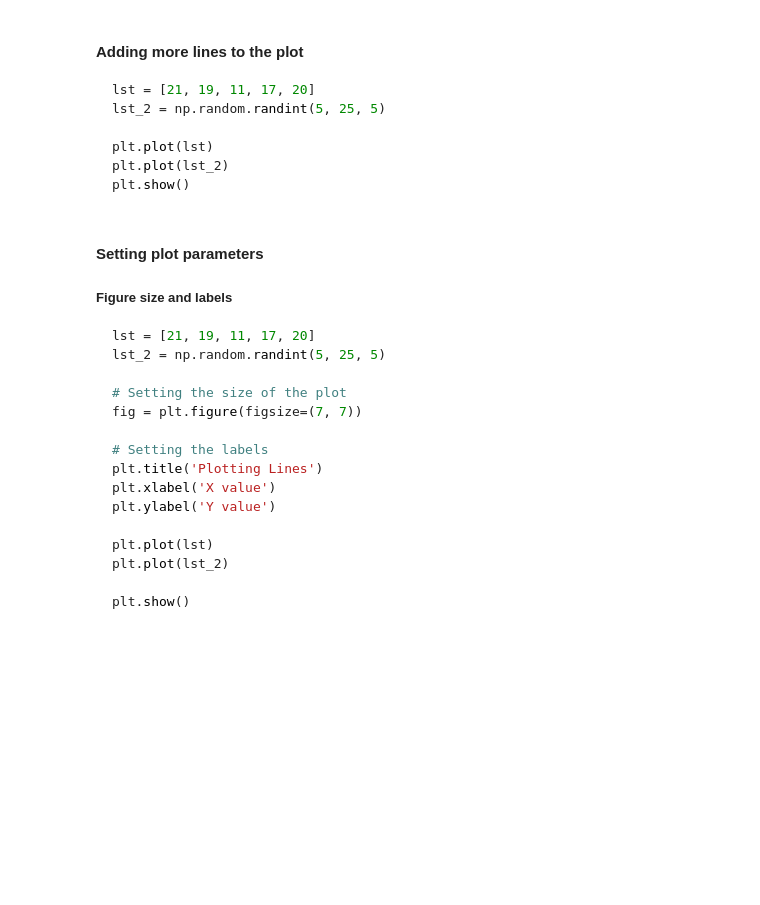
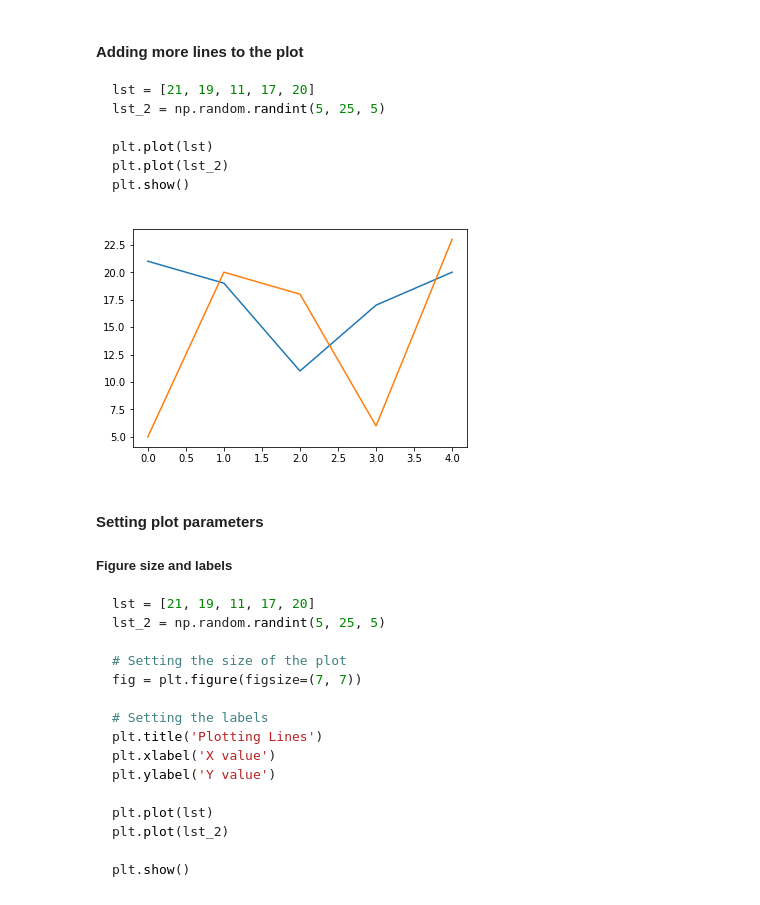
Before and after one commit to zs1252/2018_fall_itp, a Jupyter notebook: lecture_08/lecture_08.ipynb, the cells around one changed output. Cells and saved outputs as stored; diff of their text form; code cells hidden in the pictures; blank space fills up the shorter version.

````diff
--- a/lecture_08/lecture_08.ipynb
+++ b/lecture_08/lecture_08.ipynb
@@ -729,6 +1055,15 @@ plt.plot(lst)
 plt.plot(lst_2)
 plt.show()
 ```
+# %%
+lst = [21, 19, 11, 17, 20]
+lst_2 = np.random.randint(5, 25, 5)
+
+plt.plot(lst)
+plt.plot(lst_2)
+plt.show()
+# %% [output]
+[figure, added]
 # %% [markdown]
 #### Setting plot parameters
 
````
Also changed, not shown: parts of 51 cells of this notebook, 2 other files.
